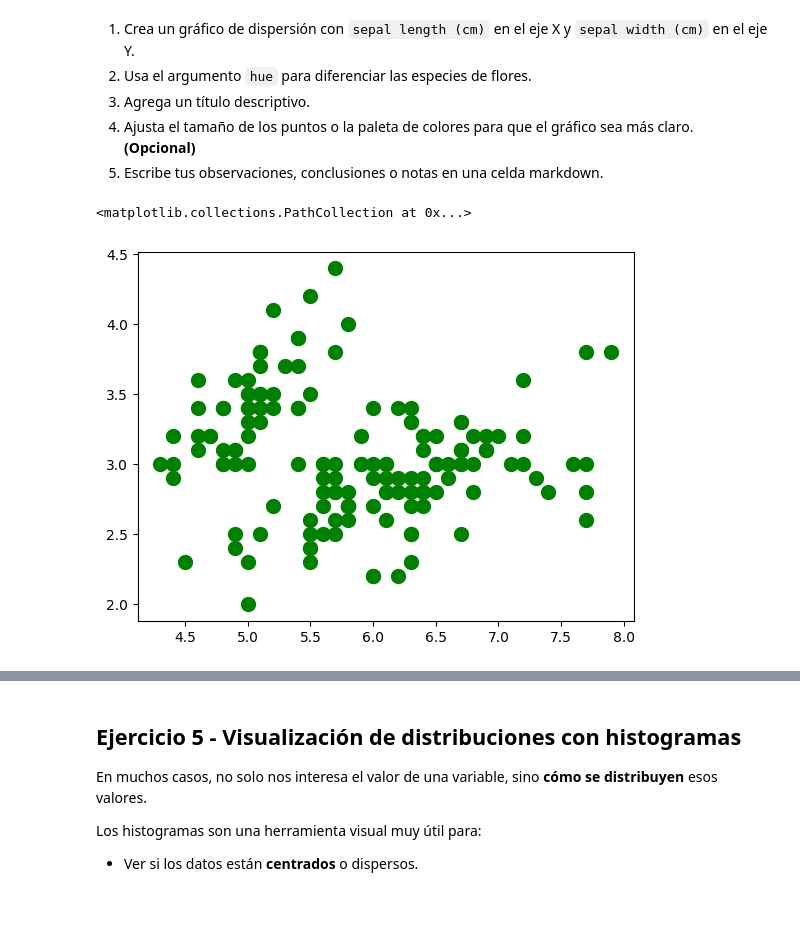
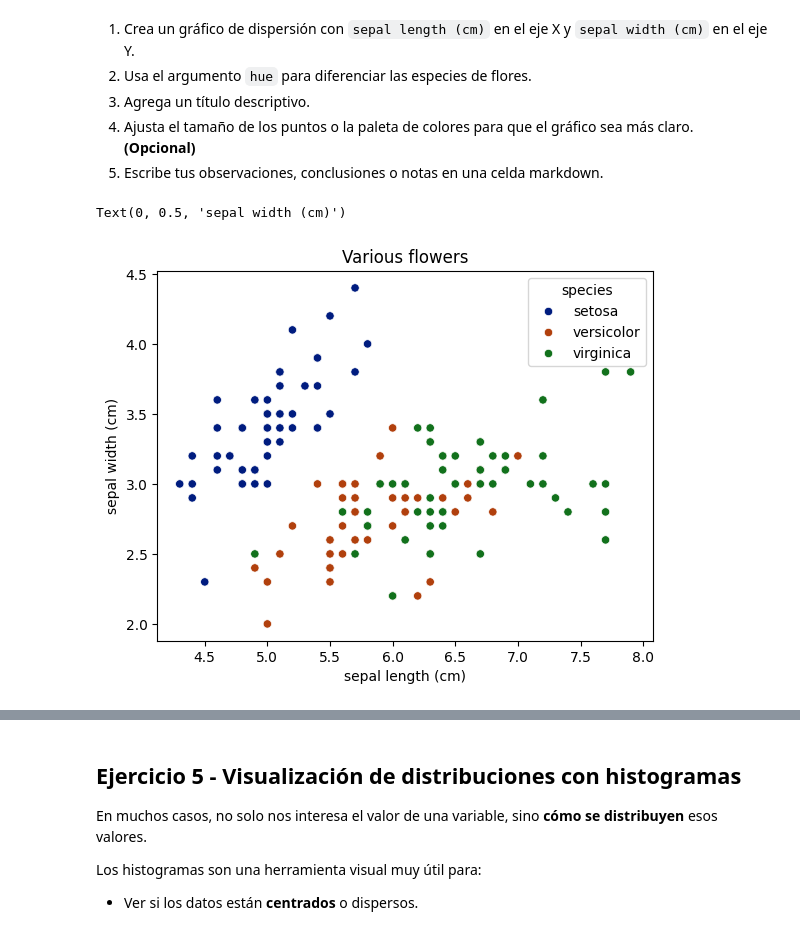
Before and after one commit to 4GeeksAcademy/Antonio27M-proyectodevisualizacion, a Jupyter notebook: notebook/03-project-visualization.ipynb, the cells around one changed output, grey strips where cells are left out. Saved outputs shown, nothing was run; the diff lists cells and outputs as text; code cells hidden in the pictures; blank space fills up the shorter version.

```diff
--- a/notebook/03-project-visualization.ipynb
+++ b/notebook/03-project-visualization.ipynb
@@ -220,7 +220,10 @@ df_iris
 5. Escribe tus observaciones, conclusiones o notas en una celda markdown.
 # %%
 plt.Figure(figsize = (10,5))
-plt.scatter(df_iris['sepal length (cm)'], df_iris['sepal width (cm)'], s = 100, color = 'Green')
+sns.scatterplot(data = df_iris, x = df_iris['sepal length (cm)'], y = df_iris['sepal width (cm)'], hue = 'species', palette = 'dark')
+plt.title('Various flowers')
+plt.xlabel('sepal length (cm)')
+plt.ylabel('sepal width (cm)')
 # %% [output]
-<matplotlib.collections.PathCollection at 0x...>
+Text(0, 0.5, 'sepal width (cm)')
-[figure, old version]
+[figure, new version]
```
Also changed, not shown: parts of 9 cells of this notebook.
